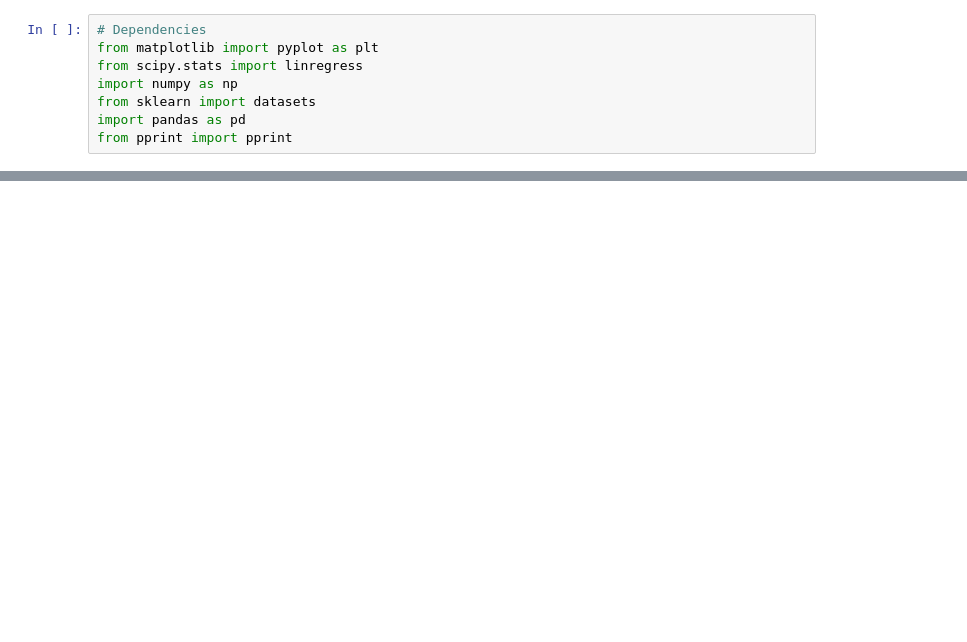
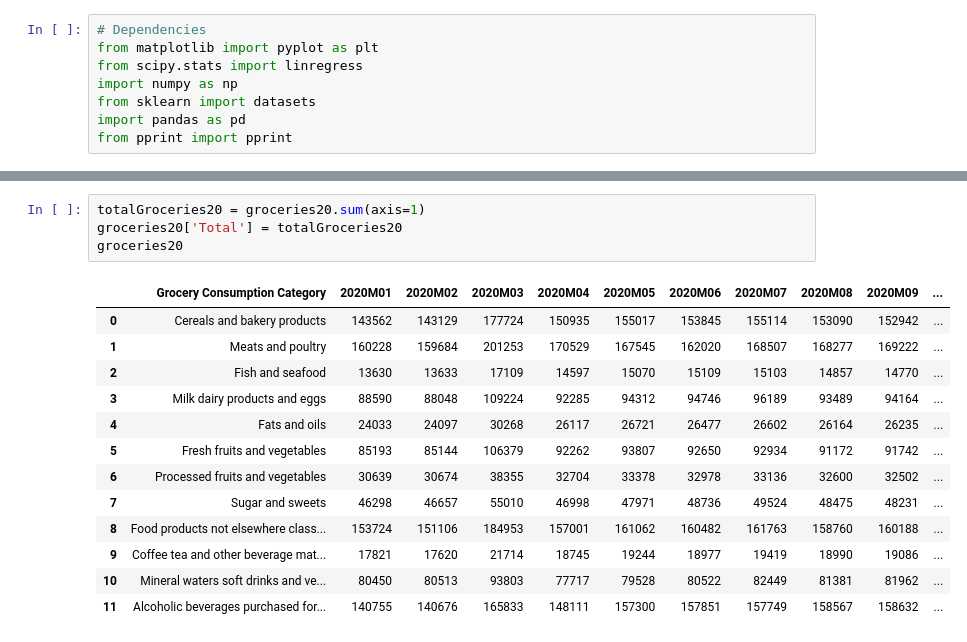
Before and after one commit to staceywai/bootcamp-project, a Jupyter notebook: Data-Exploration-and-Cleanup.ipynb, the cells around one changed output, grey strips where cells are left out. Saved outputs shown, nothing was run; the diff lists cells and outputs as text; blank space fills up the shorter version.

```diff
--- a/Data-Exploration-and-Cleanup.ipynb
+++ b/Data-Exploration-and-Cleanup.ipynb
@@ -49,0 +69,18 @@ data_2015.head()
+# %%
+totalGroceries20 = groceries20.sum(axis=1)
+groceries20['Total'] = totalGroceries20
+groceries20
+# %% [output]
+|  | Grocery Consumption Category | 2020M01 | 2020M02 | 2020M03 | 2020M04 | 2020M05 | 2020M06 | 2020M07 | 2020M08 | 2020M09 | ... |
+| 0 | Cereals and bakery products | 143562 | 143129 | 177724 | 150935 | 155017 | 153845 | 155114 | 153090 | 152942 | ... |
+| 1 | Meats and poultry | 160228 | 159684 | 201253 | 170529 | 167545 | 162020 | 168507 | 168277 | 169222 | ... |
+| 2 | Fish and seafood | 13630 | 13633 | 17109 | 14597 | 15070 | 15109 | 15103 | 14857 | 14770 | ... |
+| 3 | Milk dairy products and eggs | 88590 | 88048 | 109224 | 92285 | 94312 | 94746 | 96189 | 93489 | 94164 | ... |
+| 4 | Fats and oils | 24033 | 24097 | 30268 | 26117 | 26721 | 26477 | 26602 | 26164 | 26235 | ... |
+| 5 | Fresh fruits and vegetables | 85193 | 85144 | 106379 | 92262 | 93807 | 92650 | 92934 | 91172 | 91742 | ... |
+| 6 | Processed fruits and vegetables | 30639 | 30674 | 38355 | 32704 | 33378 | 32978 | 33136 | 32600 | 32502 | ... |
+| 7 | Sugar and sweets | 46298 | 46657 | 55010 | 46998 | 47971 | 48736 | 49524 | 48475 | 48231 | ... |
+| 8 | Food products not elsewhere class... | 153724 | 151106 | 184953 | 157001 | 161062 | 160482 | 161763 | 158760 | 160188 | ... |
+| 9 | Coffee tea and other beverage mat... | 17821 | 17620 | 21714 | 18745 | 19244 | 18977 | 19419 | 18990 | 19086 | ... |
+| 10 | Mineral waters soft drinks and ve... | 80450 | 80513 | 93803 | 77717 | 79528 | 80522 | 82449 | 81381 | 81962 | ... |
+| 11 | Alcoholic beverages purchased for... | 140755 | 140676 | 165833 | 148111 | 157300 | 157851 | 157749 | 158567 | 158632 | ... |
```
Also changed, not shown: parts of 5 cells of this notebook.
